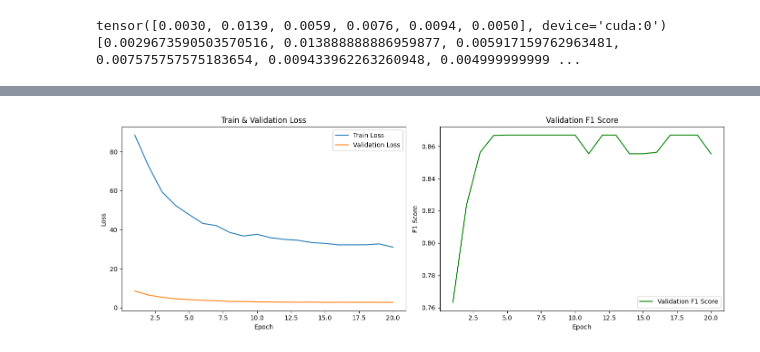
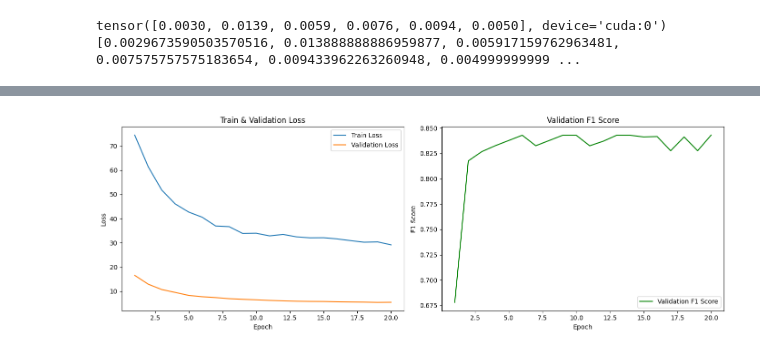
Before and after one commit to neverexz/ecg, a Jupyter notebook: main.ipynb, the cells around one changed output, grey strips where cells are left out. Saved outputs shown, nothing was run; the diff lists cells and outputs as text; code cells hidden in the pictures.

```diff
--- a/main.ipynb
+++ b/main.ipynb
@@ -410,13 +410,13 @@ y_cat = label_encoder.transform(y_cat)
 
 # Разделение на train+val и test
 X_train_val_nn, X_test_nn, y_train_val_nn, y_test_nn = train_test_split(
-    X_nn, y_nn, test_size=0.25, random_state=42, stratify=y_nn)
+    X_nn, y_nn, test_size=0.1, random_state=42, stratify=y_nn)
 X_train_val_cat, X_test_cat, y_train_val_cat, y_test_cat = train_test_split(
-    X_cat, y_cat, test_size=0.25, random_state=42, stratify=y_cat)
+    X_cat, y_cat, test_size=0.1, random_state=42, stratify=y_cat)
 
 # === Гиперпараметры ===
 n_splits = 5
-num_epochs = 45
+num_epochs = 35
 batch_size = 16
 device = torch.device("cuda" if torch.cuda.is_available() else "cpu")
 
@@ -462,7 +462,7 @@ for fold, (train_idx, val_idx) in enumerate(skf.split(X_train_val_nn, y_train_va
     criterion = FocalLoss(alpha=weights,gamma=1)
     optimizer = torch.optim.AdamW(model.parameters(), lr=1e-3, weight_decay=0.0002)
     scheduler = torch.optim.lr_scheduler.CosineAnnealingWarmRestarts(
-        optimizer, T_0=25, T_mult=1, eta_min=1e-4
+        optimizer, T_0=20, T_mult=1, eta_min=3e-4
     )
 
     # === Для графиков ===
@@ -735,17 +794,16 @@ class meta_notfix(nn.Module):
     def __init__(self, input=20, output=6):
         super(meta_notfix, self).__init__()
         self.model = nn.Sequential(
-            nn.Linear(input, 128),
-            nn.BatchNorm1d(128),
+            nn.Linear(input, 64),
+            nn.BatchNorm1d(64),
             nn.GELU(),
-            nn.Dropout(0.4),
+            nn.Dropout(0.3),
 
-            nn.Linear(128, 256),
-            nn.BatchNorm1d(256),
+            nn.Linear(64, 64),
+            nn.BatchNorm1d(64),
             nn.GELU(),
-            nn.Dropout(0.4),
-
-            nn.Linear(256, output)
+            nn.Dropout(0.3),
+            nn.Linear(64, output)
         )
 
     def forward(self, x):
@@ -753,7 +811,7 @@ class meta_notfix(nn.Module):
 # %%
 # Оберни X_meta и y_meta в тензоры
 X_meta_train, X_meta_val, y_meta_train, y_meta_val = train_test_split(
-    X_meta, y_meta, test_size=0.1, random_state=42, stratify=y_meta
+    X_meta, y_meta, test_size=0.2, random_state=42, stratify=y_meta
 )
 X_meta_train_tensor = torch.tensor(X_meta_train, dtype=torch.float32)
 y_meta_train_tensor = torch.tensor(y_meta_train, dtype=torch.long)
@@ -769,7 +827,7 @@ meta_val_loader = DataLoader(meta_val_dataset, batch_size=16, shuffle=False,drop
 meta_model = meta_notfix(input=20, output=6).to(device)
 criterion = nn.CrossEntropyLoss()
 # criterion = FocalLoss(gamma=2.5)
-optimizer = torch.optim.AdamW(meta_model.parameters(), lr=7e-5)
+optimizer = torch.optim.AdamW(meta_model.parameters(), lr=2e-4)
 
 
 
@@ -873,4 +931,4 @@ weighted avg     0.8599    0.8587    0.8553        92
-[figure, old version]
+[figure, new version]
 # %%
 X_metat = make_meta_test(mode_nn,mode_cat,best_fold_nn_idx,best_fold_cat_idx,X_test_nn,X_test_cat,device)
 meta_model.load_state_dict(best_model_state)
```
Also changed, not shown: parts of 6 cells of this notebook, 14 other files.
